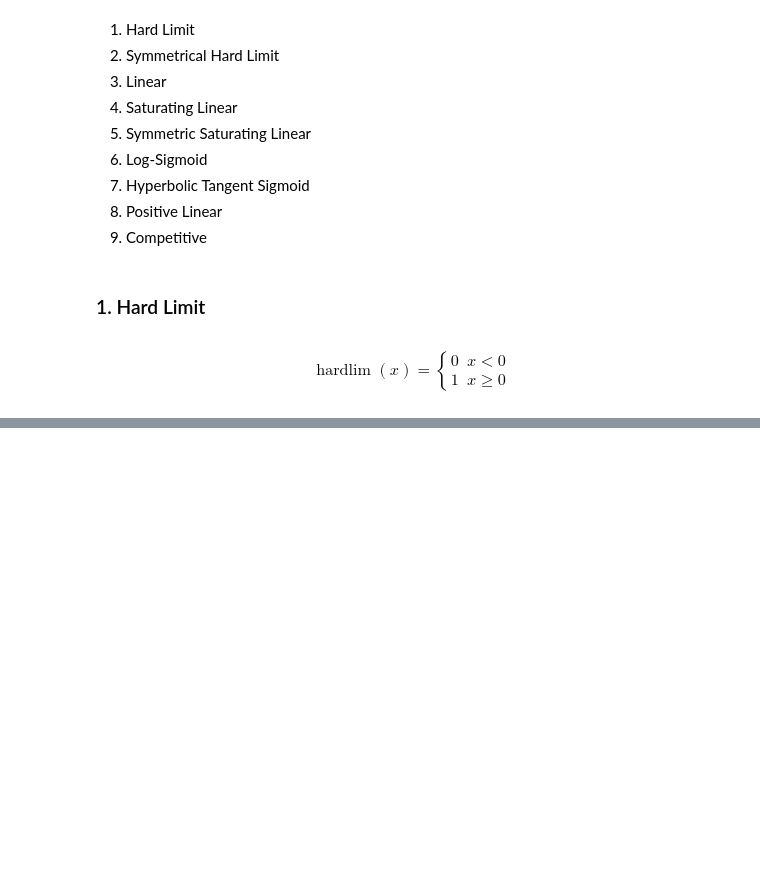
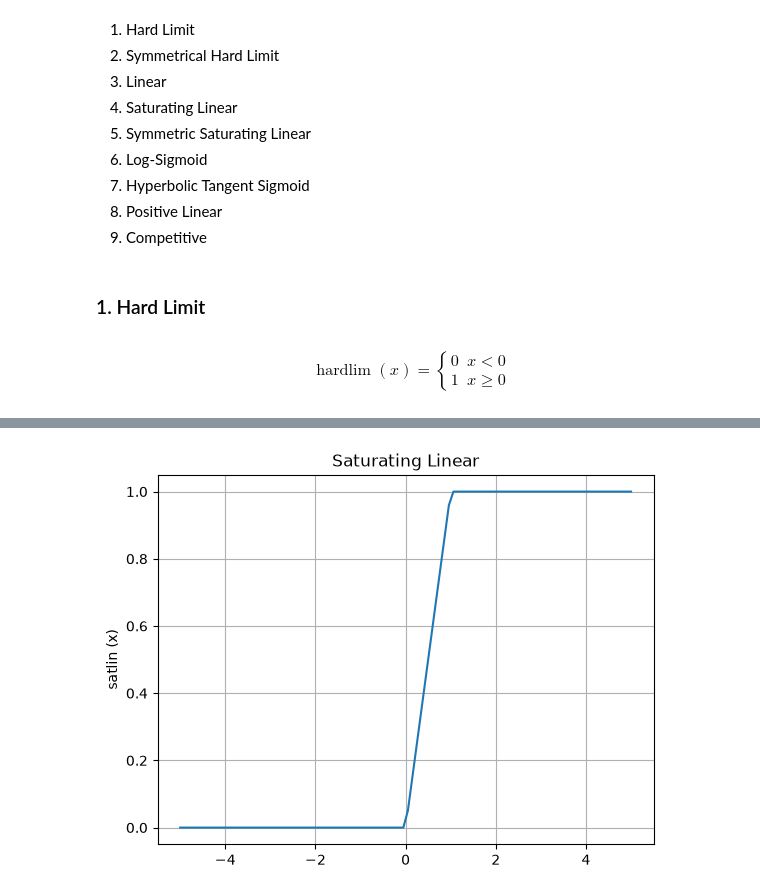
Before and after one commit to engineer-e/Neural-Network, a Jupyter notebook: Neural_Network_Design_2e/code/js/nn/02.ipynb, the cells around one changed output, grey strips where cells are left out. Saved outputs shown, nothing was run; the diff lists cells and outputs as text; code cells hidden in the pictures; blank space fills up the shorter version.

```diff
--- a/Neural_Network_Design_2e/code/js/nn/02.ipynb
+++ b/Neural_Network_Design_2e/code/js/nn/02.ipynb
@@ -86,0 +154,19 @@ plt.show()
+# %%
+def satlin(x):
+    return ((x >= 0) & (x <= 1)) * x + (x < 0) * 0 + (x > 1) * 1
+# %%
+import matplotlib.pyplot as plt
+import numpy as np
+
+x = np.linspace(-5,5,100)
+y = satlin(x)
+
+#%timeit satlin(x)
+
+plt.plot(x, y)
+plt.title("Saturating Linear")
+plt.ylabel("satlin (x)")
+plt.grid(True)
+plt.show()
+# %% [output]
+[figure, added]
```
Also changed, not shown: parts of 23 cells of this notebook.
